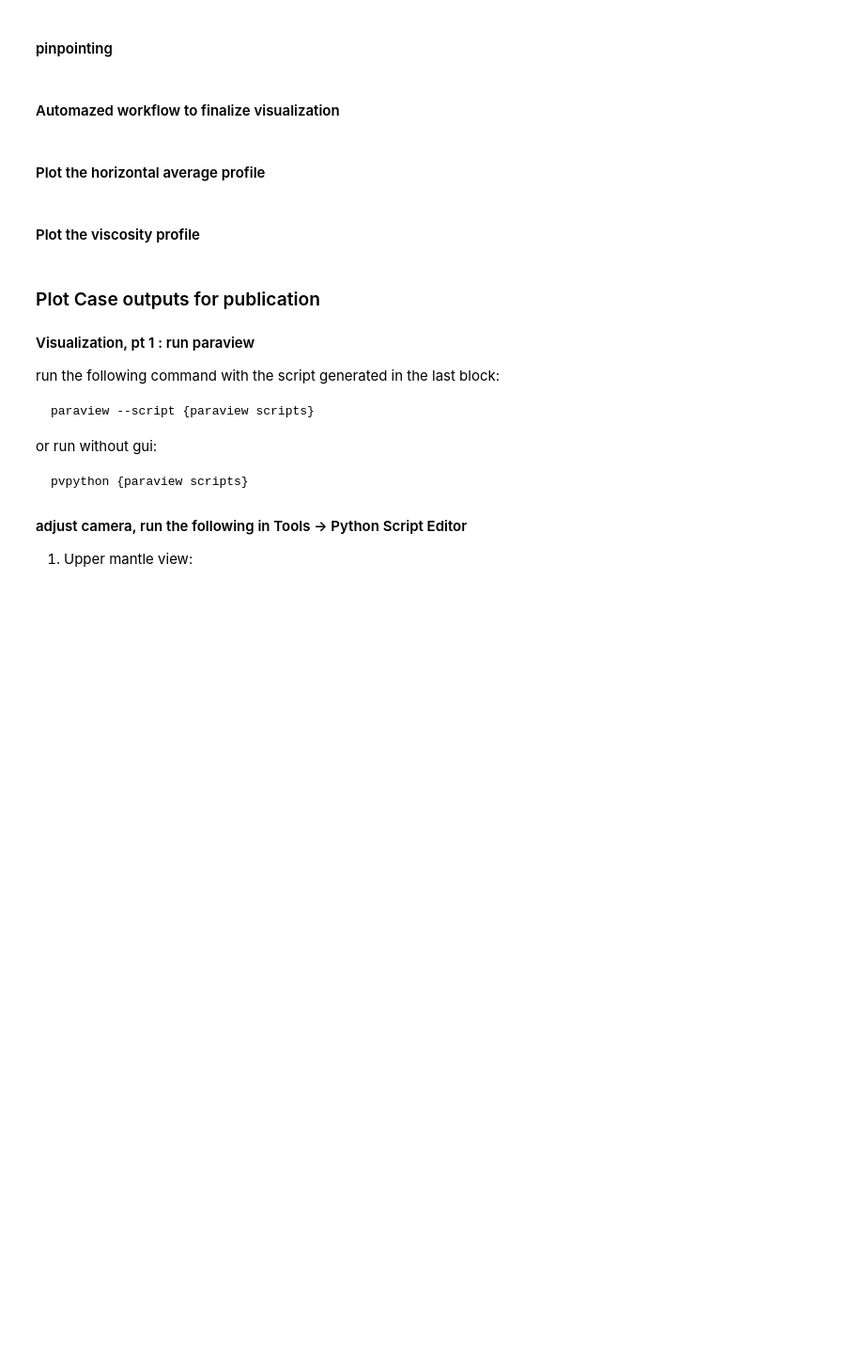
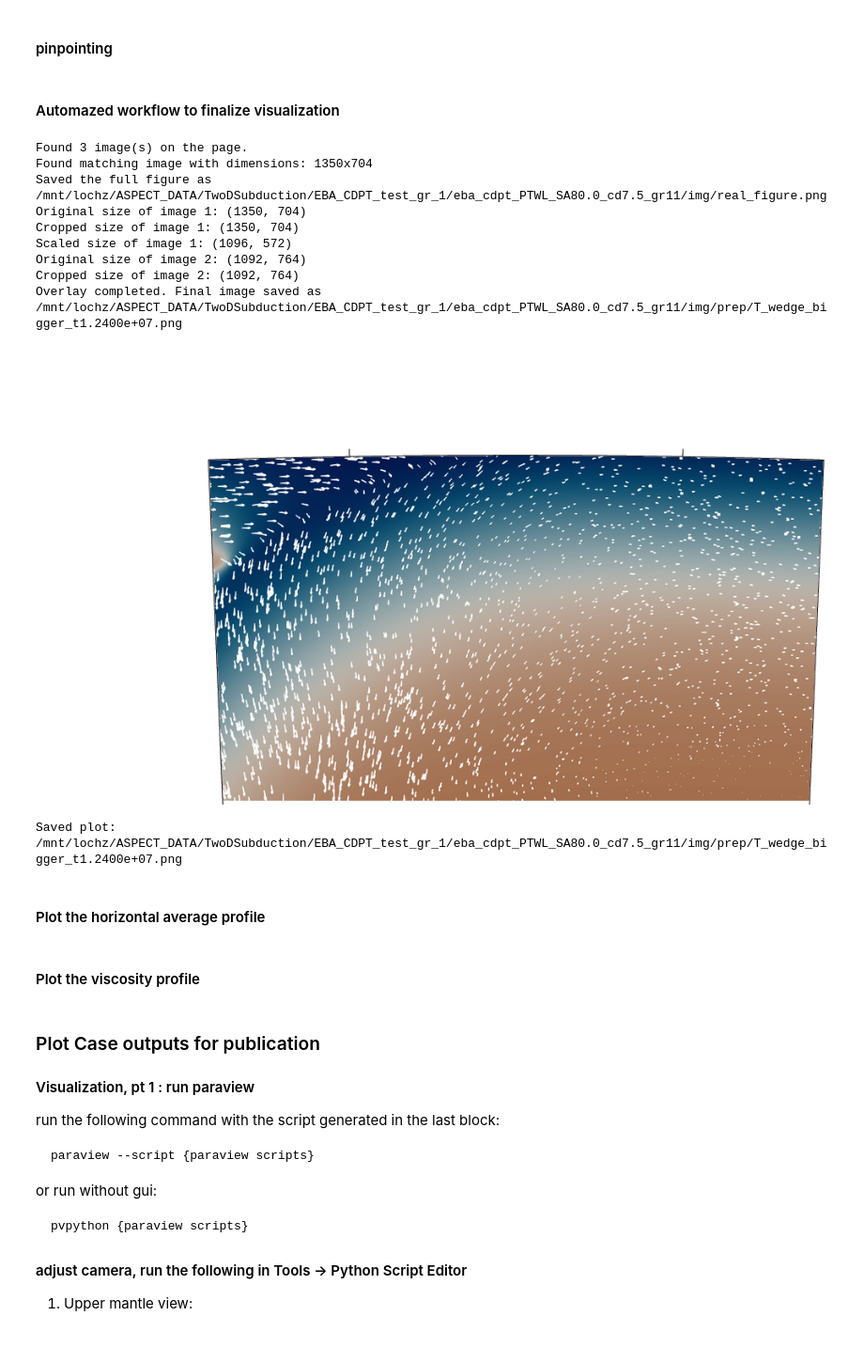
Before and after one commit to lhy11009/aspectLib, a Jupyter notebook: jupyter_notebooks/TwoDSubduction/PlotCase.ipynb, the cells around one changed output. Shown at 94% size. Drawn from its saved outputs; the diff is of its cells as text; code cells hidden in the pictures; blank space fills up the shorter version.

Commit message:
Fix bigger mantle wedge plots

```diff
--- a/jupyter_notebooks/TwoDSubduction/PlotCase.ipynb
+++ b/jupyter_notebooks/TwoDSubduction/PlotCase.ipynb
@@ -622,10 +681,10 @@ from hamageolib.utils.case_options import CASE_OPTIONS
 
 
 # case_name = "EBA_CDPT_test_gr_1/eba_cdpt_PTWL_SA80.0_cd7.5_gr10"
-# case_name = "EBA_CDPT_test_gr_1/eba_cdpt_PTWL_SA80.0_cd7.5_gr11"
+case_name = "EBA_CDPT_test_gr_1/eba_cdpt_PTWL_SA80.0_cd7.5_gr11"
 # case_name = "EBA_CDPT_test_gr_0/eba_cdpt_FCWL_SA80.0_cd7.5_gr11"
 
-case_name = "EBA_CDPT_test_gr_3/eba_cdpt_FCWL_SA80.0_cd7.5_ss100.0_gr10"
+# case_name = "EBA_CDPT_test_gr_3/eba_cdpt_FCWL_SA80.0_cd7.5_ss100.0_gr10"
 
 local_dir = os.path.join(local_TwoDSubduction_dir, case_name)
 
@@ -652,11 +711,11 @@ round_values = lambda values: [round(x) for x in values]
 # turn off if I want to prepare for figures in a paper
 plot_axis = False
 
-# graphical_steps = [29, 124]; slices=None # 1. specify steps
-time_interval = 5e5 # 2. use a time interval
-resampled_df = CaseOptions.resample_visualization_df(time_interval)
-graphical_steps = round_values(resampled_df["Time"].values / float(resampled_df.attrs["Time between graphical output"]))
-slices = None
+graphical_steps = [124]; slices=None # 1. specify steps
+# time_interval = 5e5 # 2. use a time interval
+# resampled_df = CaseOptions.resample_visualization_df(time_interval)
+# graphical_steps = round_values(resampled_df["Time"].values / float(resampled_df.attrs["Time between graphical output"]))
+# slices = None
 
 # step = "auto"; slices=3  # auto-figure out the steps, take the numebr of slices
 max_velocity = -1.0  # rescale the color for velocity
@@ -666,7 +725,8 @@ max_velocity = -1.0  # rescale the color for velocity
 # types of plot to include
 # The available types of plots are
 # plot_types = ["upper_mantle", "whole", "whole_whole"]
-plot_types = ["upper_mantle"]; rotation_plus = 0.5 - 0.03 # for plotting the upper mantle
+# plot_types = ["upper_mantle"]; rotation_plus = 0.5 - 0.03 # for plotting the upper mantle
+plot_types = ["wedge_bigger"]; rotation_plus = 4.22 #
 # plot_types = ["wedge"]; rotation_plus = 4.22 #
 # plot_types = ["wedge_small"]; rotation_plus = 2.72 #
 
@@ -717,7 +791,7 @@ print("(x, y, z) = (%.3f, %.3f, %.3f)" % (x, y, z))
 # %% [markdown]
 #### Automazed workflow to finalize visualization
 # %%
-finalize_visual = False
+finalize_visual = True
 
 if finalize_visual:
 
@@ -725,35 +799,52 @@ if finalize_visual:
 
     _time = 12.4e6
 
     # file types
     # file_name = "viscosity"
     # file_name = "T"
     # file_name = "spcrust_wedge"
-    file_name = "T_wedge"
+    # file_name = "T_wedge"
+    file_name = "T_wedge_bigger"
     # file_name = "viscosity_wedge"
     # file_name = "strain_rate_wedge"
     # file_name = "DM_wedge"
 
 
     if file_name in ["viscosity", "T"]:
         # frame_png_file_with_ticks = "/home/lochy/Documents/papers/documented_files/TwoDSubduction/upper_mantle_frame/upper_mantle_frame_03132024_trans_with_frame-01.png"
         frame_png_file_with_ticks = "/home/lochy/Documents/papers/documented_files/TwoDSubduction/upper_mantle_frame/upper_mantle_frame_12172024_trans-01.png"
 
         output_image_file = finalize_visualization_2d_12172024(local_dir, file_name, _time, frame_png_file_with_ticks, add_time=False)
 
     elif file_name in ["T_wedge", "spcrust_wedge", "viscosity_wedge", "strain_rate_wedge", "DM_wedge"]:
-        # frame_png_file_with_ticks = "/home/lochy/Documents/papers/documented_files/TwoDSubduction/upper_mantle_frame/wedge_frame_11272024_trans-01.png"
         frame_png_file_with_ticks = "/home/lochy/Documents/papers/documented_files/TwoDSubduction/upper_mantle_frame/upper_mantle_frame_01162025_trans.png"
 
         output_image_file = finalize_visualization_2d_wedge_12202024(local_dir, file_name, _time, frame_png_file_with_ticks, add_time=False)
+
+    elif file_name in ["T_wedge_bigger"]:
+        frame_png_file_with_ticks = "/home/lochy/Documents/papers/documented_files/TwoDSubduction/upper_mantle_frame/wedge_frame_11272024_trans-01.png"
+
+        output_image_file = finalize_visualization_2d_wedge_02122025(local_dir, file_name, _time, frame_png_file_with_ticks, add_time=False)
 
     else:
         raise ValueError("File name error (%s)" % file_name)
 
     # Displays the final combined image in the notebook.
     display(Image(filename=output_image_file))
 
     print("Saved plot: ", output_image_file)
+# %% [output]
+Found 3 image(s) on the page.
+Found matching image with dimensions: 1350x704
+Saved the full figure as /mnt/lochz/ASPECT_DATA/TwoDSubduction/EBA_CDPT_test_gr_1/eba_cdpt_PTWL_SA80.0_cd7.5_gr11/img/real_figure.png
+Original size of image 1: (1350, 704)
+Cropped size of image 1: (1350, 704)
+Scaled size of image 1: (1096, 572)
+Original size of image 2: (1092, 764)
+Cropped size of image 2: (1092, 764)
+Overlay completed. Final image saved as /mnt/lochz/ASPECT_DATA/TwoDSubduction/EBA_CDPT_test_gr_1/eba_cdpt_PTWL_SA80.0_cd7.5_gr11/img/prep/T_wedge_bigger_t1.2400e+07.png
+[figure, added]
+Saved plot:  /mnt/lochz/ASPECT_DATA/TwoDSubduction/EBA_CDPT_test_gr_1/eba_cdpt_PTWL_SA80.0_cd7.5_gr11/img/prep/T_wedge_bigger_t1.2400e+07.png
 # %% [markdown]
 #### Plot the horizontal average profile
 # %%
```
Also changed, not shown: parts of 3 cells of this notebook, 2 other files.
